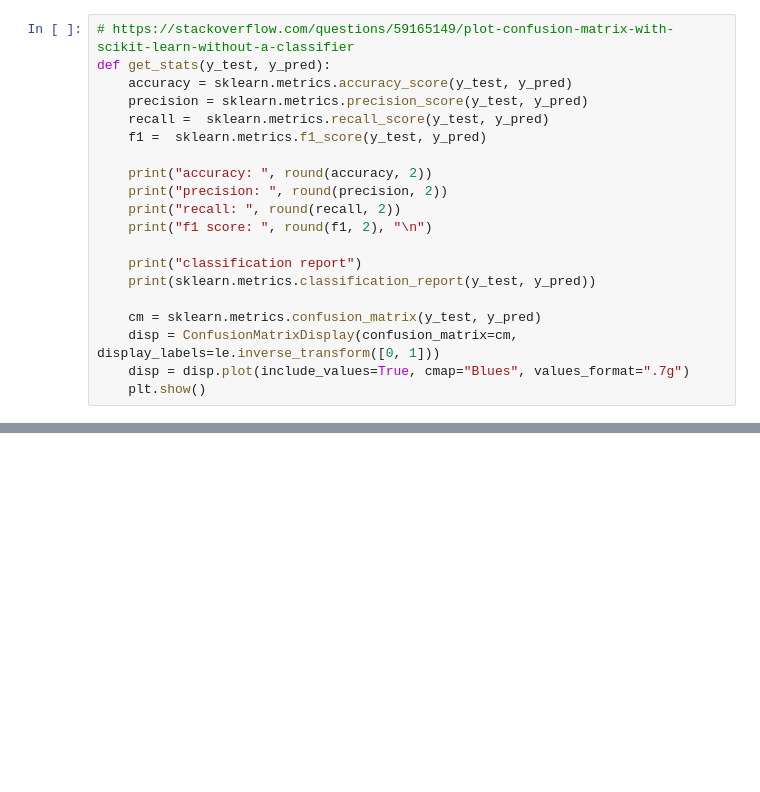
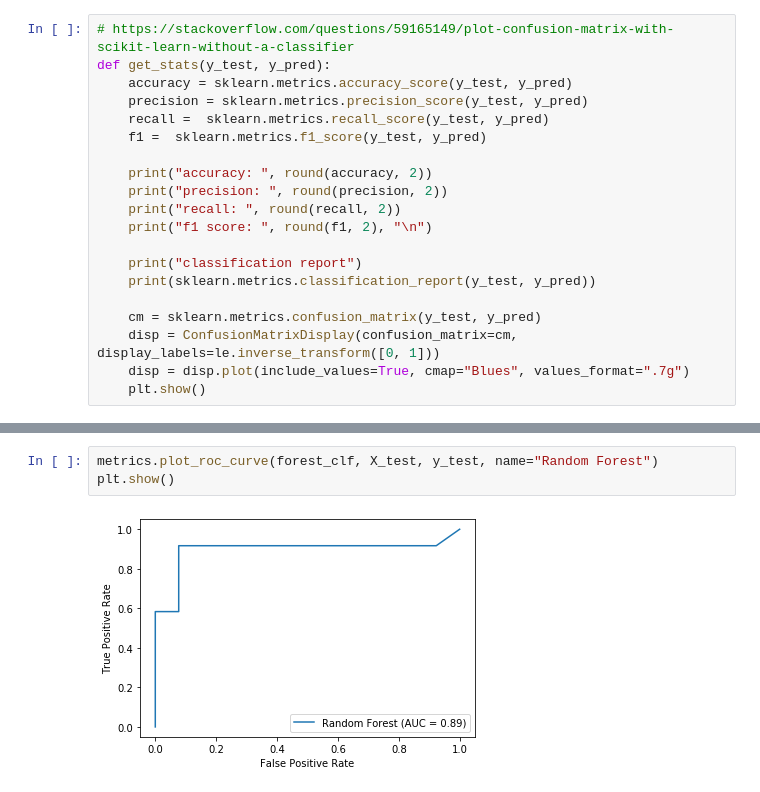
Before and after one commit to darshanajaint/data_mining_project, a Jupyter notebook: Model_Evaluation.ipynb, the cells around one changed output, grey strips where cells are left out. Saved outputs shown, nothing was run; the diff lists cells and outputs as text; blank space fills up the shorter version.

```diff
--- a/Model_Evaluation.ipynb
+++ b/Model_Evaluation.ipynb
@@ -36,0 +62,5 @@ https://scikit-learn.org/stable/modules/generated/sklearn.metrics.roc_curve.html
+# %%
+metrics.plot_roc_curve(forest_clf, X_test, y_test, name="Random Forest")
+plt.show()
+# %% [output]
+[figure, added]
```
Also changed, not shown: parts of 8 cells of this notebook.
